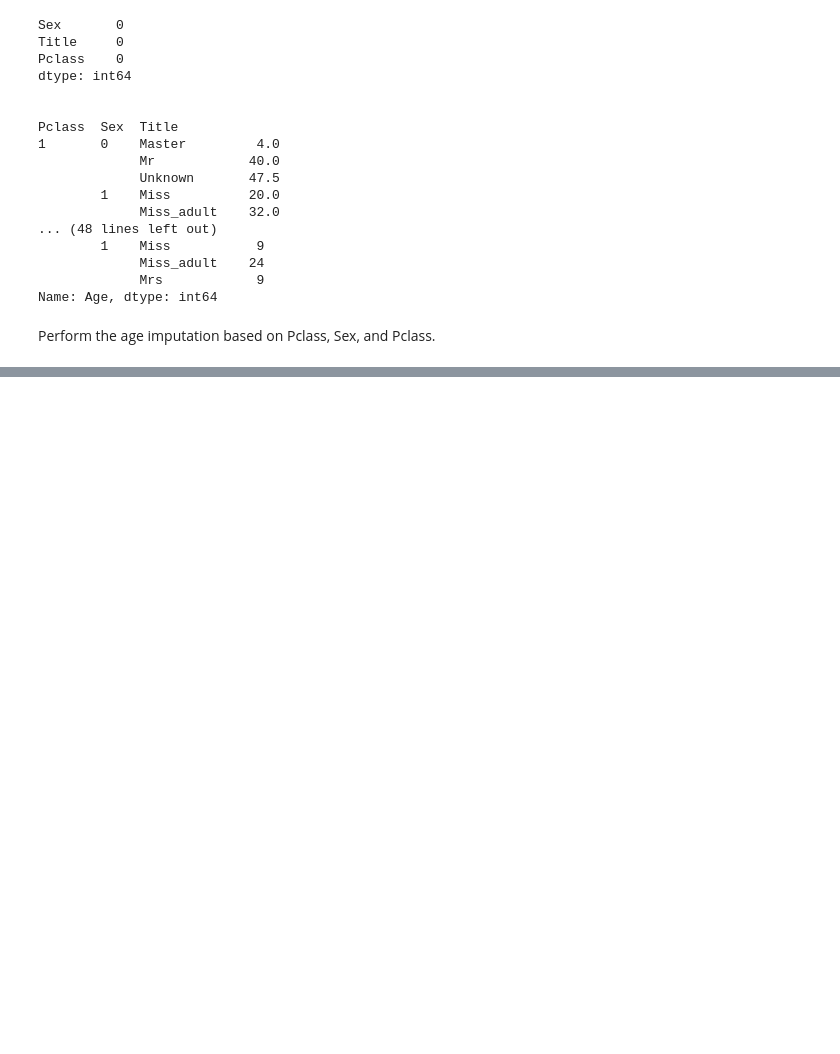
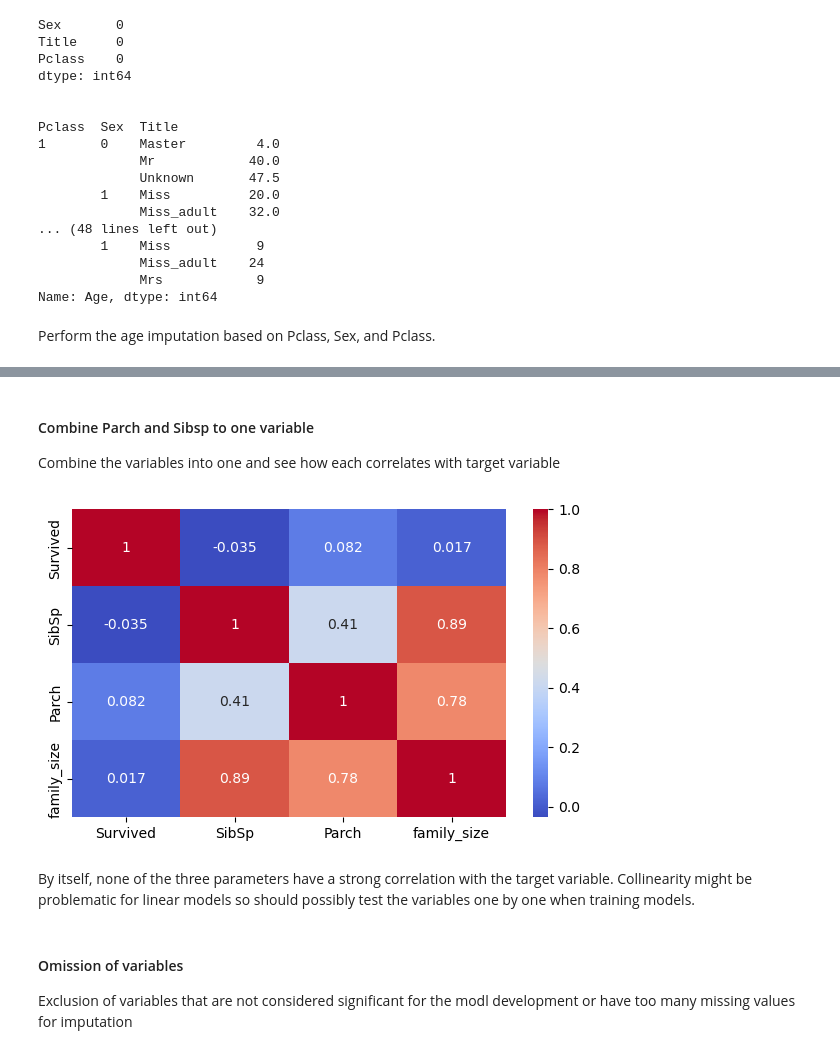
Before and after one commit to pekko-kauppila/Machine-Learning-Projects, a Jupyter notebook: Titanic_survival_predictor/titanic_survival_predictor.ipynb, the cells around one changed output, grey strips where cells are left out. Cells and saved outputs as stored; diff of their text form; code cells hidden in the pictures; blank space fills up the shorter version.

Commit message:
Add variable omission, bin age data, and combine family data

```diff
--- a/Titanic_survival_predictor/titanic_survival_predictor.ipynb
+++ b/Titanic_survival_predictor/titanic_survival_predictor.ipynb
@@ -328,0 +304,2 @@ plt.show()
+# %%
+df['age_binned'] = pd.cut(df['age'], bins=[0, 4, 12, 18, 25, 35, 45, 60, 100], labels=[1, 2, 3, 4, 5, 6, 7, 8])
@@ -328,0 +331,18 @@ plt.show()
+# %% [markdown]
+#### Combine Parch and Sibsp to one variable
+
+Combine the variables into one and see how each correlates with target variable
+# %%
+df['family_size'] = df['Parch'] + df['SibSp']
+
+plt.figure(figsize=(7, 4))
+sns.heatmap(df.loc[:, df.columns.isin(['Parch', 'SibSp', 'family_size', 'Survived'])].corr(), annot=True, cmap='coolwarm')
+plt.show()
+# %% [output]
+[figure, added]
+# %% [markdown]
+By itself, none of the three parameters have a strong correlation with the target variable. Collinearity might be problematic for linear models so should possibly test the variables one by one when training models.
+# %% [markdown]
+#### Omission of variables
+
+Exclusion of variables that are not considered significant for the modl development or have too many missing values for imputation
```
Also changed, not shown: parts of 11 cells of this notebook.
